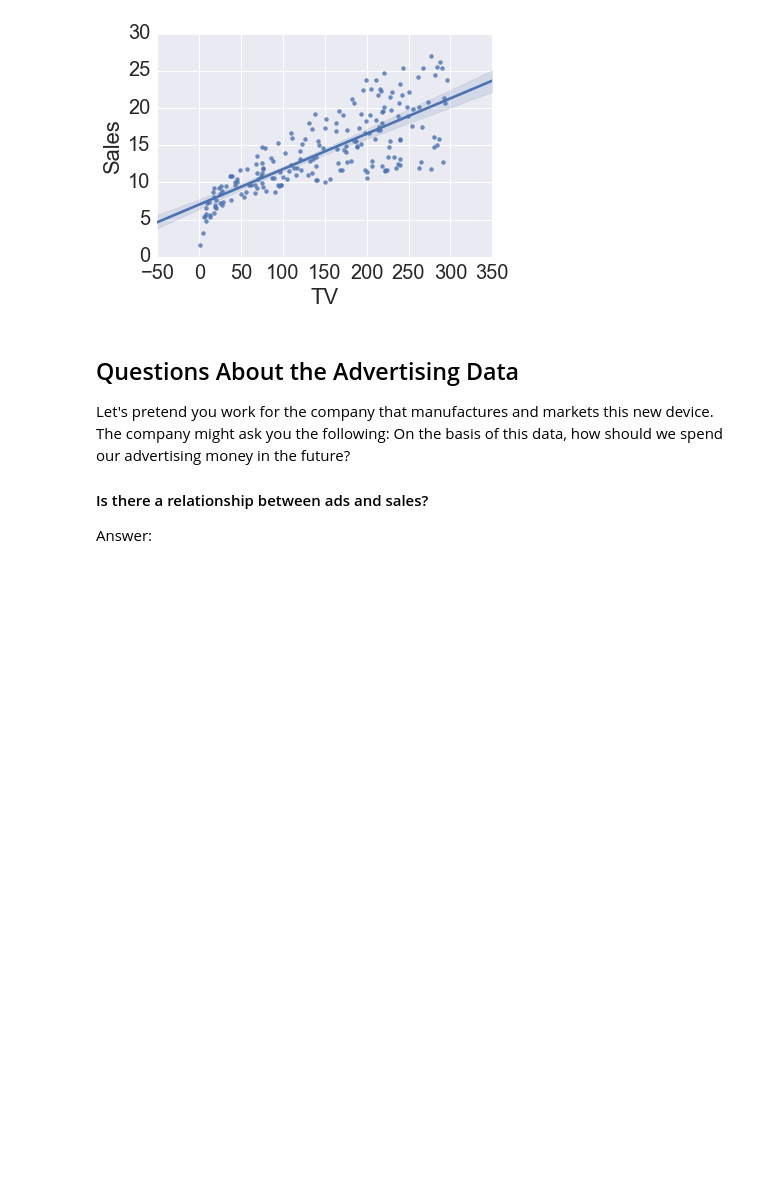
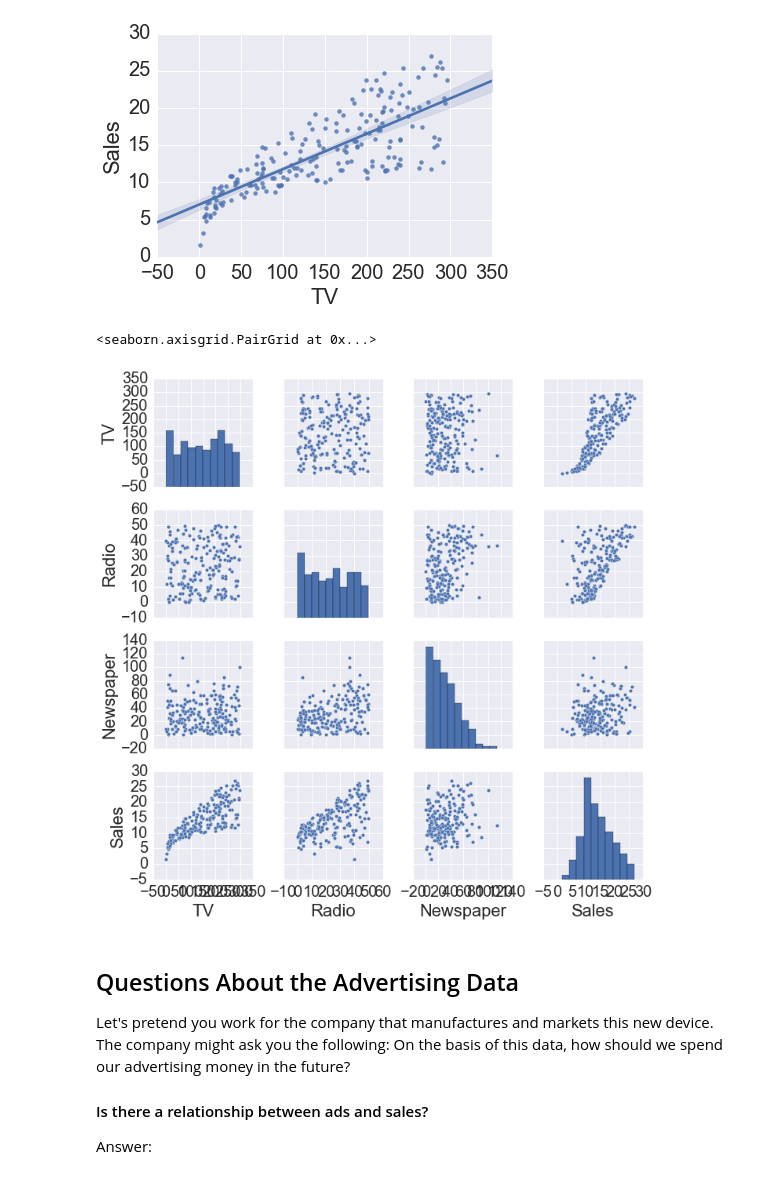
Before and after one commit to nicolairobles/DAT-NYC-37, a Jupyter notebook: MY_REPO/lessons/lesson-06/UnitOneReview.ipynb, the cells around one changed output. Drawn from its saved outputs; the diff is of its cells as text; code cells hidden in the pictures; blank space fills up the shorter version.

```diff
--- a/MY_REPO/lessons/lesson-06/UnitOneReview.ipynb
+++ b/MY_REPO/lessons/lesson-06/UnitOneReview.ipynb
@@ -128,5 +119,10 @@ plt = sns.regplot("TV", "Sales", data=data)
 # %% [output]
 [figure]
+# %%
+sns.pairplot(data)
+# %% [output]
+<seaborn.axisgrid.PairGrid at 0x...>
+[figure, added]
 # %% [markdown]
 ## Questions About the Advertising Data
 
```
Also changed, not shown: parts of 11 cells of this notebook, 9 other files.
